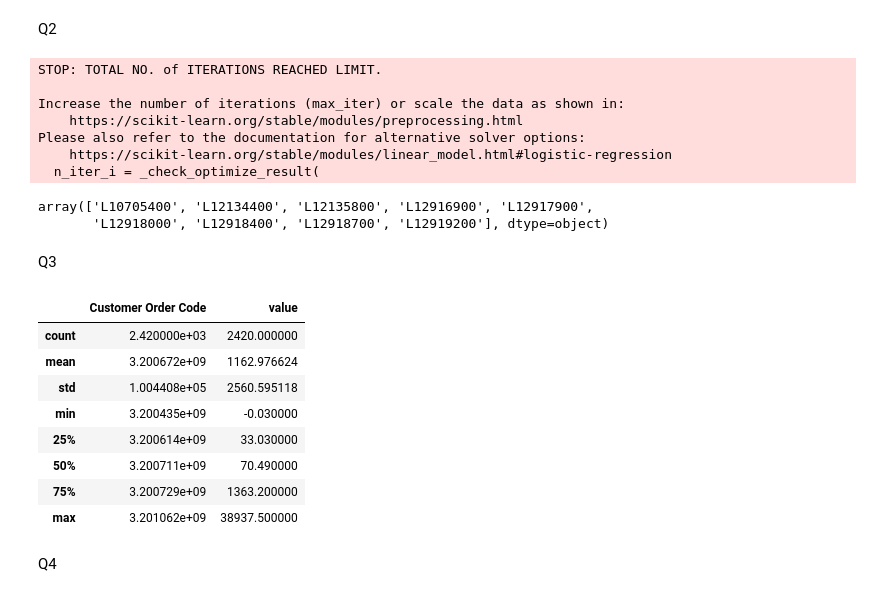
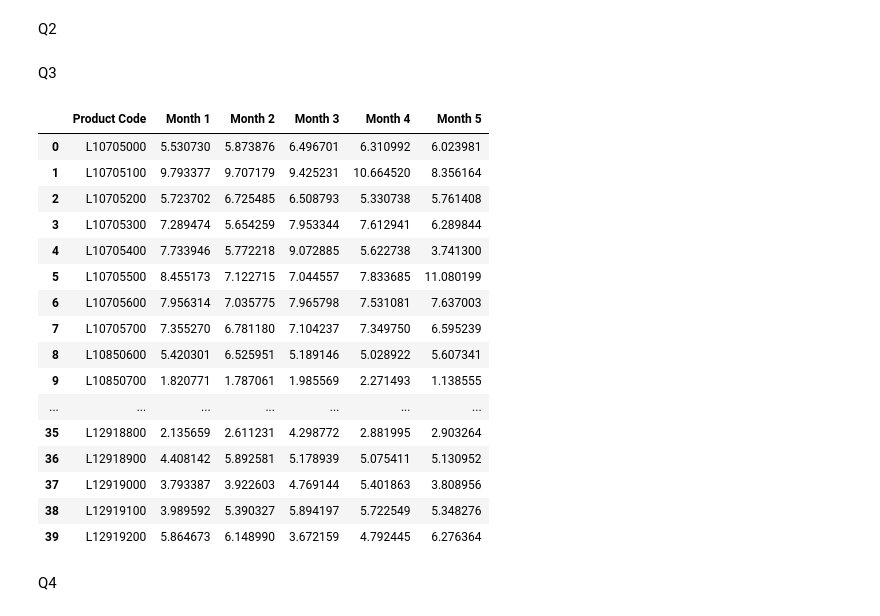
Before and after one commit to qmdismnp/Schulich_DS_MBAN, a Jupyter notebook: predictive model/final_project.ipynb, the cells around one changed output. Cells and saved outputs as stored; diff of their text form; code cells hidden in the pictures.

```diff
--- a/predictive model/final_project.ipynb
+++ b/predictive model/final_project.ipynb
@@ -118,18 +120,6 @@ def classify_and_evaluate_product_demand(data):
     future_forecast_demand = np.unique(y_pred_logistic)
 
     return future_forecast_demand
-# %%
-classify_and_evaluate_product_demand(data)
-# %% [output]
-STOP: TOTAL NO. of ITERATIONS REACHED LIMIT.
-
-Increase the number of iterations (max_iter) or scale the data as shown in:
-    https://scikit-learn.org/stable/modules/preprocessing.html
-Please also refer to the documentation for alternative solver options:
-    https://scikit-learn.org/stable/modules/linear_model.html#logistic-regression
-  n_iter_i = _check_optimize_result(
-array(['L10705400', 'L12134400', 'L12135800', 'L12916900', 'L12917900',
-       'L12918000', 'L12918400', 'L12918700', 'L12919200'], dtype=object)
 # %% [markdown]
 Q3
 # %%
@@ -174,18 +164,26 @@ def simulate_quantity_demand(data, n_months=5):
     simulated_demand_data.rename(columns={'index': 'Product Code'}, inplace=True)
 
     return simulated_demand_data
-# %%
-data.describe()
-# %% [output]
-|  | Customer Order Code | value |
-| count | 2.420000e+03 | 2420.000000 |
-| mean | 3.200672e+09 | 1162.976624 |
-| std | 1.004408e+05 | 2560.595118 |
-| min | 3.200435e+09 | -0.030000 |
-| 25% | 3.200614e+09 | 33.030000 |
-| 50% | 3.200711e+09 | 70.490000 |
-| 75% | 3.200729e+09 | 1363.200000 |
-| max | 3.201062e+09 | 38937.500000 |
+# %%
+simulate_quantity_demand(data)
+# %% [output]
+|  | Product Code | Month 1 | Month 2 | Month 3 | Month 4 | Month 5 |
+| 0 | L10705000 | 5.530730 | 5.873876 | 6.496701 | 6.310992 | 6.023981 |
+| 1 | L10705100 | 9.793377 | 9.707179 | 9.425231 | 10.664520 | 8.356164 |
+| 2 | L10705200 | 5.723702 | 6.725485 | 6.508793 | 5.330738 | 5.761408 |
+| 3 | L10705300 | 7.289474 | 5.654259 | 7.953344 | 7.612941 | 6.289844 |
+| 4 | L10705400 | 7.733946 | 5.772218 | 9.072885 | 5.622738 | 3.741300 |
+| 5 | L10705500 | 8.455173 | 7.122715 | 7.044557 | 7.833685 | 11.080199 |
+| 6 | L10705600 | 7.956314 | 7.035775 | 7.965798 | 7.531081 | 7.637003 |
+| 7 | L10705700 | 7.355270 | 6.781180 | 7.104237 | 7.349750 | 6.595239 |
+| 8 | L10850600 | 5.420301 | 6.525951 | 5.189146 | 5.028922 | 5.607341 |
+| 9 | L10850700 | 1.820771 | 1.787061 | 1.985569 | 2.271493 | 1.138555 |
+| ... | ... | ... | ... | ... | ... | ... |
+| 35 | L12918800 | 2.135659 | 2.611231 | 4.298772 | 2.881995 | 2.903264 |
+| 36 | L12918900 | 4.408142 | 5.892581 | 5.178939 | 5.075411 | 5.130952 |
+| 37 | L12919000 | 3.793387 | 3.922603 | 4.769144 | 5.401863 | 3.808956 |
+| 38 | L12919100 | 3.989592 | 5.390327 | 5.894197 | 5.722549 | 5.348276 |
+| 39 | L12919200 | 5.864673 | 6.148990 | 3.672159 | 4.792445 | 6.276364 |
 # %% [markdown]
 Q4
 # %%
```
Also changed, not shown: parts of 7 cells of this notebook, 5 other files.
